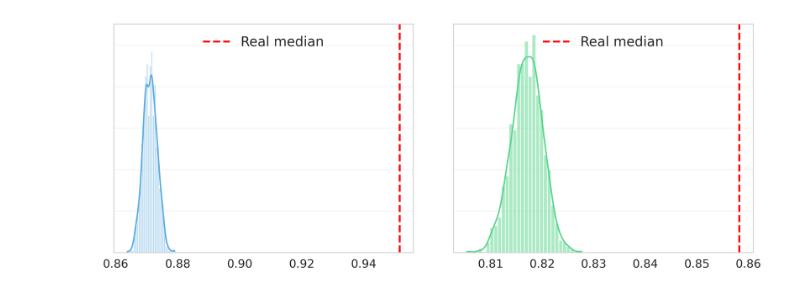
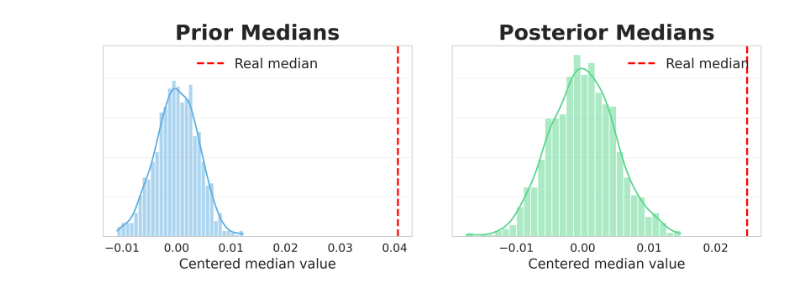
Before and after one commit to gapatron/REBECA, a Jupyter notebook: notebooks/permutation_test.ipynb, the cells around one changed output. Drawn from its saved outputs; the diff is of its cells as text; code cells hidden in the pictures.

Commit message:
Plot in terms of standard deviation. Prettify it further too.

```diff
--- a/notebooks/permutation_test.ipynb
+++ b/notebooks/permutation_test.ipynb
@@ -47,6 +40,6 @@ ncf.score(U_test, E_test.to(torch.float32))
 # %%
 pipe_cfg = 5.0
-embcfg = 9.0
+embcfg = 5.0
 seed = 42
 
 prefix = f"embcfg_{embcfg}_pipecfg_{pipe_cfg}_seed_{seed}"
@@ -54,35 +47,40 @@ data_dir = f"../data/flickr/evaluation/diffusion_priors/models/samples/{prefix}"
 user_idx = range(210)
 
 prior_embeddings, posterior_embeddings = [], []
-for user_id in user_idx:
+rebeca_embeddings = []
+
+for user_id in tqdm(user_idx):
     user_data = torch.load(f"{data_dir}/{prefix}_userid_{user_id}.data", weights_only=False)
     prior_embeddings.append(user_data["prior_embeddings"])
-    posterior_embeddings.append(user_data["posterior_embeddings"])
+    #posterior_embeddings.append(user_data["posterior_embeddings"])
+    rebeca_user_images = torch.load(f"{rebeca_dir}/samples/embcfg_5.0_pipecfg_5.0_seed_42/embcfg_5.0_pipecfg_5.0_seed_42_userid_{user_id}.data", weights_only=False)["images"]
 
+    for img in rebeca_user_images:
+        rebeca_embeddings.append(pipe_xl.encode_image(img, device="cuda", num_images_per_prompt=1)[0].detach().cpu())
 prior_embeddings = torch.cat(prior_embeddings)
-posterior_embeddings = torch.cat(posterior_embeddings)
+posterior_embeddings = torch.cat(rebeca_embeddings)
 
-u_ids = torch.tensor([i//100 for i in range(prior_embeddings.shape[0])])
+u_ids = torch.tensor([i//25 for i in range(prior_embeddings.shape[0])])
 # %%
 n_perms = 1000
 perm_prior_tensor = torch.zeros((n_perms, ncf.model.num_users))
-for i in range(n_perms):
+for i in tqdm(range(n_perms), desc="Prior Permutations"):
     u_perm = u_ids[torch.randperm(u_ids.shape[0])]
-    prior_scores = ncf.score(u_perm, prior_embeddings.to(torch.float32))
+    prior_scores = ncf_prior.score(u_perm, prior_embeddings.to(torch.float32))
     perm_avgs = torch.tensor([prior_scores[j]["avg"] for j in prior_scores.keys()])
     perm_prior_tensor[i] = perm_avgs
 
 
 n_perms = 1000
 perm_posterior_tensor = torch.zeros((n_perms, ncf.model.num_users))
-for i in range(n_perms):
+for i in  tqdm(range(n_perms), desc="Posterior Permutations"):
     u_perm = u_ids[torch.randperm(u_ids.shape[0])]
     posterior_scores = ncf.score(u_perm, posterior_embeddings.to(torch.float32))
     perm_avgs = torch.tensor([posterior_scores[j]["avg"] for j in posterior_scores.keys()])
     perm_posterior_tensor[i] = perm_avgs
 
 
-real_prior_scores = ncf.score(u_ids, prior_embeddings.to(torch.float32))
+real_prior_scores = ncf_prior.score(u_ids, prior_embeddings.to(torch.float32))
 real_prior_avgs = torch.tensor([real_prior_scores[i]["avg"] for i in real_prior_scores.keys()])
 real_posterior_scores = ncf.score(u_ids, posterior_embeddings.to(torch.float32))
 real_posterior_avgs = torch.tensor([real_posterior_scores[i]["avg"] for i in real_posterior_scores.keys()])
@@ -161,33 +159,33 @@ plt.show()
 # %%
 # ---- Create side-by-side figure ----
 fig, axes = plt.subplots(1, 2, figsize=(10, 4), sharey=True)
 
 # Prior means
-sns.histplot(perm_prior_medians, bins=30, stat="probability", kde=True, color="#5DADE2", ax=axes[0])
-axes[0].axvline(real_prior_avgs.median(), color="red", linestyle="--", linewidth=2, label="Real median")
-#axes[0].set_title("Prior Medians", weight="bold")
-#axes[0].set_xlabel("Median value")
+sns.histplot(perm_prior_medians - perm_prior_medians.mean(), bins=30, stat="probability", kde=True, color="#5DADE2", ax=axes[0])
+axes[0].axvline(real_prior_avgs.median() - perm_prior_medians.mean(), color="red", linestyle="--", linewidth=2, label="Real median")
+axes[0].set_title("Prior Medians", weight="bold")
+axes[0].set_xlabel("Centered median value")
 axes[0].set_ylabel("")
 axes[0].tick_params(axis='y', which='both', left=False, labelleft=False)  # remove y-ticks
 axes[0].legend(frameon=False, loc="upper center")
 
 # Posterior means
-sns.histplot(perm_posterior_medians, bins=30, stat="probability", kde=True, color="#58D68D", ax=axes[1])
-axes[1].axvline(real_posterior_avgs.median(), color="red", linestyle="--", linewidth=2, label="Real median")
-#axes[1].set_title("Posterior Medians", weight="bold")
-#axes[1].set_xlabel("Median value")
+sns.histplot(perm_posterior_medians - perm_posterior_medians.mean(), bins=30, stat="probability", kde=True, color="#58D68D", ax=axes[1])
+axes[1].axvline(real_posterior_avgs.median() - perm_posterior_medians.mean(), color="red", linestyle="--", linewidth=2, label="Real median")
+axes[1].set_title("Posterior Medians", weight="bold")
+axes[1].set_xlabel("Centered median value")
 axes[1].set_ylabel("")
 axes[1].tick_params(axis='y', which='both', left=False, labelleft=False)  # remove y-ticks
 axes[1].legend(frameon=False)
 
 
 for ax in axes:
     ax.grid(axis="x", visible=False)
     ax.grid(axis="y", alpha=0.25)
 
 # ---- Layout and export ----
 plt.tight_layout(w_pad=3)
 plt.savefig("prior_posterior_medians_comparison.pdf", bbox_inches="tight", dpi=600)
 plt.show()
 # %% [output]
-[figure, old version]
+[figure, new version]
```
Also changed, not shown: parts of 15 cells of this notebook.
